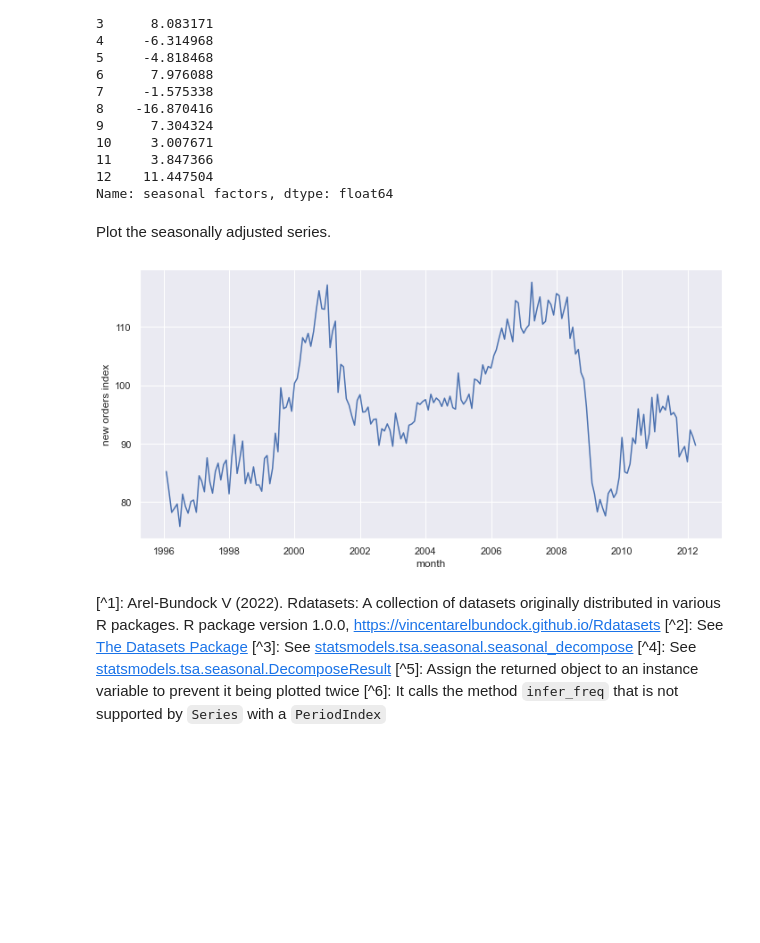
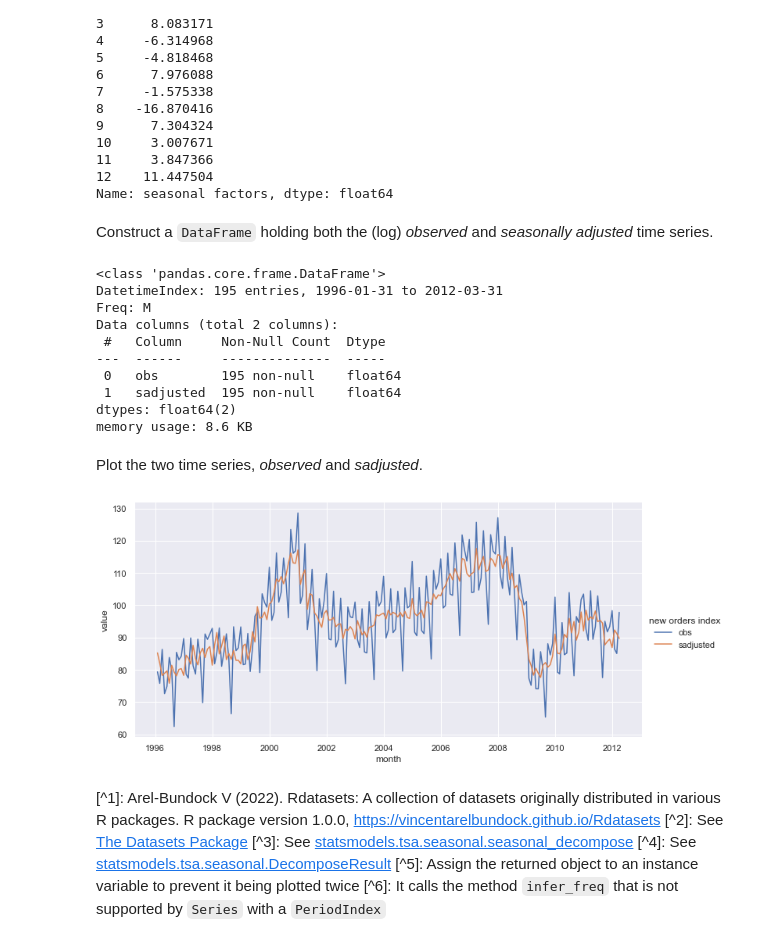
Before and after one commit to ljk233/laughingrook, a Jupyter notebook: posts/2022-05-23-decomposing_seasonal.ipynb, the cells around one changed output. Cells and saved outputs as stored; diff of their text form; code cells hidden in the pictures; blank space fills up the shorter version.

```diff
--- a/posts/2022-05-23-decomposing_seasonal.ipynb
+++ b/posts/2022-05-23-decomposing_seasonal.ipynb
@@ -137,17 +137,48 @@ period
 11     3.847366
 12    11.447504
 Name: seasonal factors, dtype: float64
+# %% [markdown]
+Construct a `DataFrame` holding both the (log) *observed* and *seasonally adjusted* time series.
+# %%
+all_ts_elecequip = pd.merge(
+    left=ts_elecequip.rename('obs'),
+    right=pd.Series(
+        data=decomp.observed - decomp.seasonal,
+        name='sadjusted'
+    ),
+    left_index=True,
+    right_index=True
+)
+all_ts_elecequip.info()
+# %% [output]
+<class 'pandas.core.frame.DataFrame'>
+DatetimeIndex: 195 entries, 1996-01-31 to 2012-03-31
+Freq: M
+Data columns (total 2 columns):
+ #   Column     Non-Null Count  Dtype
+---  ------     --------------  -----
+ 0   obs        195 non-null    float64
+ 1   sadjusted  195 non-null    float64
+dtypes: float64(2)
+memory usage: 8.6 KB
 # %% [markdown]
-Plot the seasonally adjusted series.
+Plot the two time series, *observed* and *sadjusted*.
 # %%
-sadjusted = pd.Series(
-    data=decomp.observed - decomp.seasonal,
-    name='new orders index'
+_gsource = all_ts_elecequip.melt(
+    var_name='new orders index',
+    ignore_index=False
+).reset_index()
+
+_g = sns.relplot(
+            data=_gsource,
+            x='month',
+            y='value',
+            hue='new orders index',
+            kind='line',
+            aspect=2
 )
-_g = sns.relplot(x=sadjusted.index, y=sadjusted, kind='line', aspect=2)
-plt.show()
 # %% [output]
-[figure, old version]
+[figure, new version]
 # %% [markdown]
 [^1]: Arel-Bundock V (2022). Rdatasets: A collection of datasets originally distributed in various R packages. R package version 1.0.0, https://vincentarelbundock.github.io/Rdatasets
 [^2]: See [The Datasets Package](https://www.statsmodels.org/devel/datasets/index.html)
```
Also changed, not shown: 38 other files.
